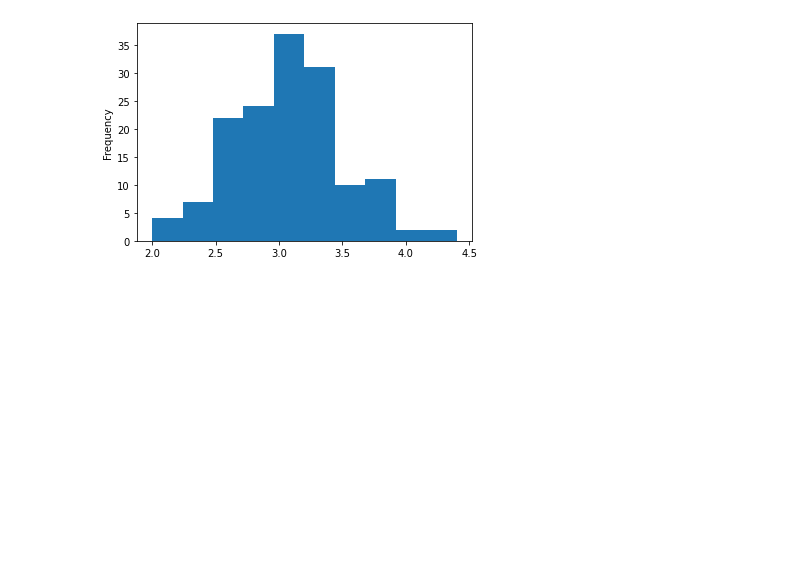
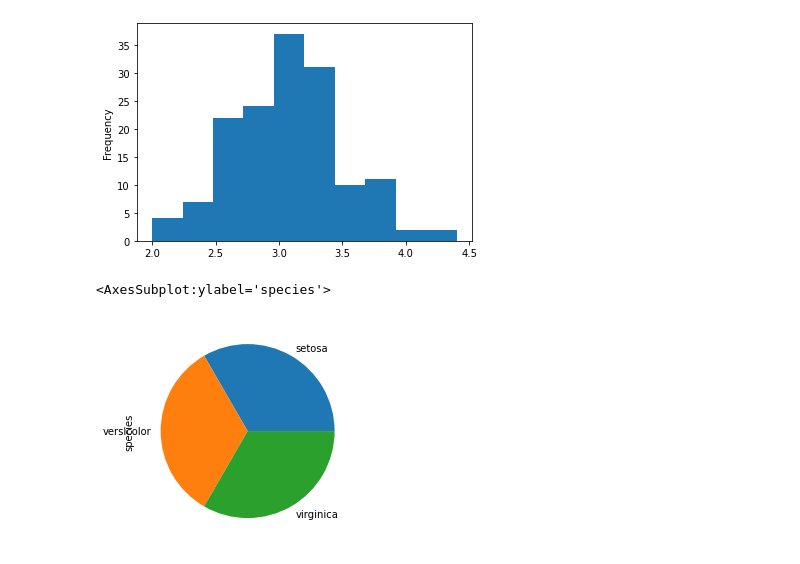
Before and after one commit to balajigrandhe/Python, a Jupyter notebook: data_viz.ipynb, the cells around one changed output. Drawn from its saved outputs; the diff is of its cells as text; code cells hidden in the pictures; blank space fills up the shorter version.

```diff
--- a/data_viz.ipynb
+++ b/data_viz.ipynb
@@ -112,3 +112,8 @@ iris['sepal width (cm)'].plot(kind='hist')
 # %% [output]
 <AxesSubplot:ylabel='Frequency'>
 [figure]
+# %%
+iris['species'].value_counts().plot(kind='pie')
+# %% [output]
+<AxesSubplot:ylabel='species'>
+[figure, added]
```
